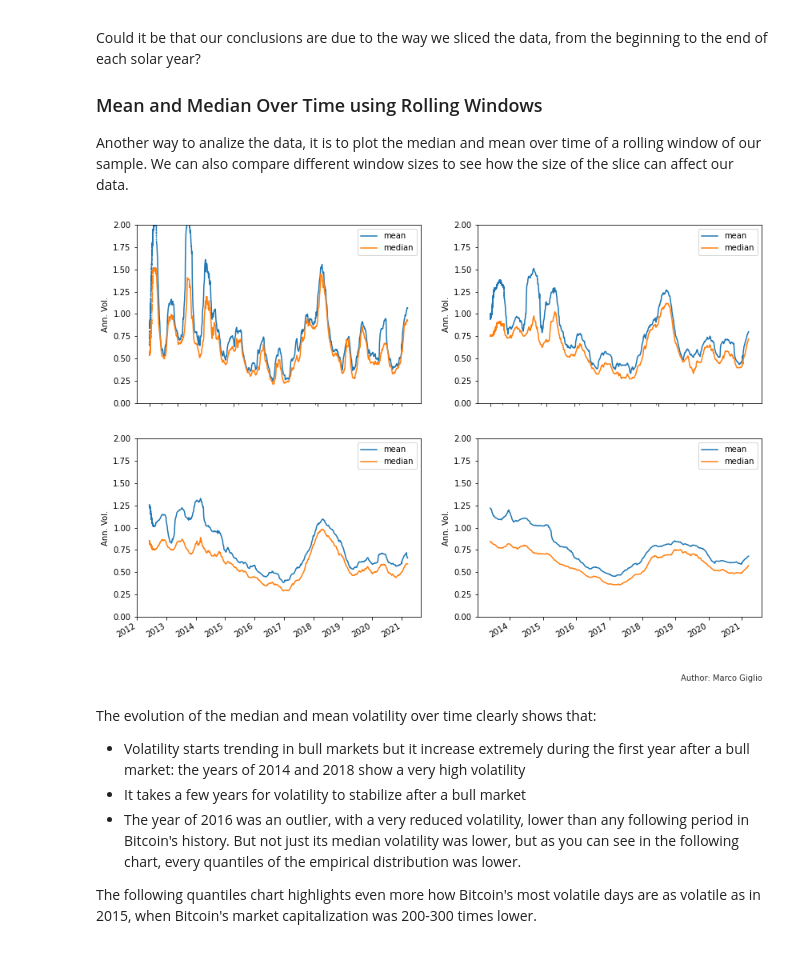
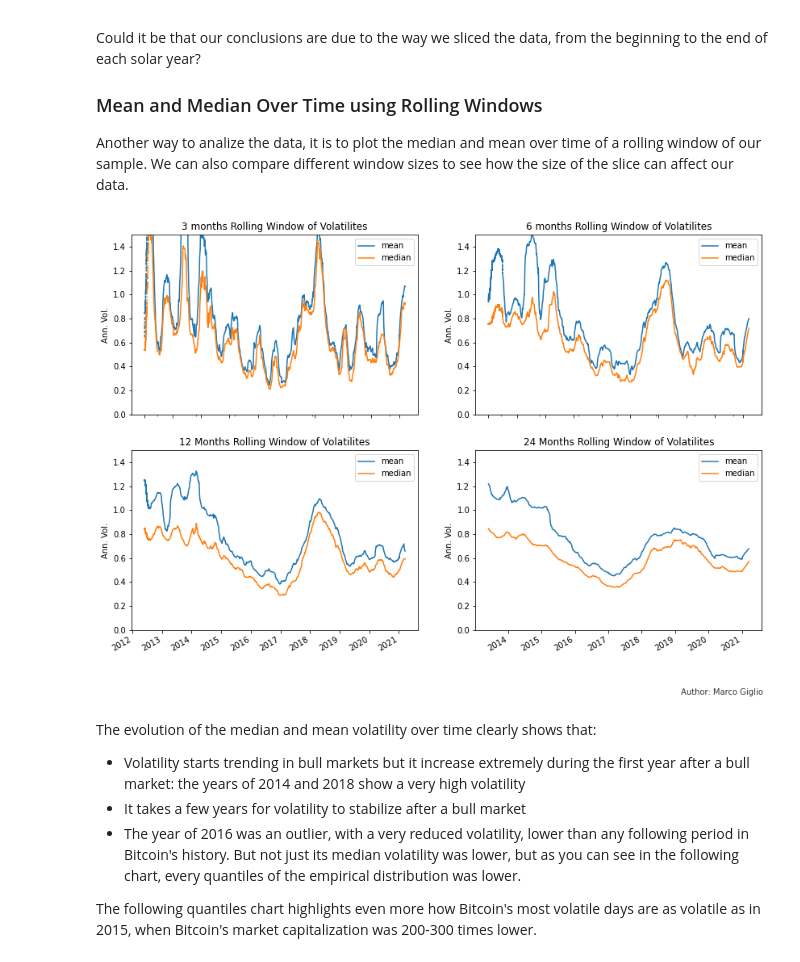
Before and after one commit to marcogiglio/digital_garden, a Jupyter notebook: _sources/bitcoin_realized_volatility.ipynb, the cells around one changed output. Cells and saved outputs as stored; diff of their text form; code cells hidden in the pictures.

```diff
--- a/_sources/bitcoin_realized_volatility.ipynb
+++ b/_sources/bitcoin_realized_volatility.ipynb
@@ -143,30 +142,38 @@ Another way to analize the data, it is to plot the median and mean over time of
 # %%
 # Compute the mean and the std of the data over a rolling 3, 6, 12, 24-months windows
 cmap = cm.get_cmap('Set2')
 fig, axes = plt.subplots(nrows=2, ncols=2)
 fig.set_size_inches(14, 10)
 window_sizes = [3*30*24, 6*30*24, 12*30*24, 24*30*24]
 for i, window_size in enumerate(window_sizes):
     mean = df['volatilities'].rolling(window=window_size).mean()
     median = df['volatilities'].rolling(window=window_size).median()
     std = df['volatilities'].rolling(window=window_size).std()
     df = df.assign(mean=mean.values)
     df = df.assign(median=median.values)
     df = df.assign(std=std.values)
     j = 1 if i > 1 else 0
     df.plot(ax=axes[j, i%2], x='timestamp', y=['mean','median'],ylabel='Ann. Vol.', sharex=True)
 
 for i, ax in enumerate(axes.flat):
-    ax.set(ylim=(0,2))
+    ax.set(ylim=(0,1.5))
     ax.set(xlabel=None)
+
+
+axes[0,0].set_title("3 months Rolling Window of Volatilites")
+axes[0,1].set_title("6 months Rolling Window of Volatilites")
+axes[1,0].set_title("12 Months Rolling Window of Volatilites")
+axes[1,1].set_title("24 Months Rolling Window of Volatilites")
+
+
 
 
 fig.text(0.8, 0.1, 'Author: Marco Giglio',
          fontsize=10, color='black',
          ha='left', va='top', alpha=0.8)
 plt.show()
 # %% [output]
-[figure, old version]
+[figure, new version]
 # %% [markdown]
 The evolution of the median and mean volatility over time clearly shows that:
 * Volatility starts trending in bull markets but it increase extremely during the first year after a bull market: the years of 2014 and 2018 show a very high volatility
```
Also changed, not shown: parts of 2 cells of this notebook, 3 other files.
